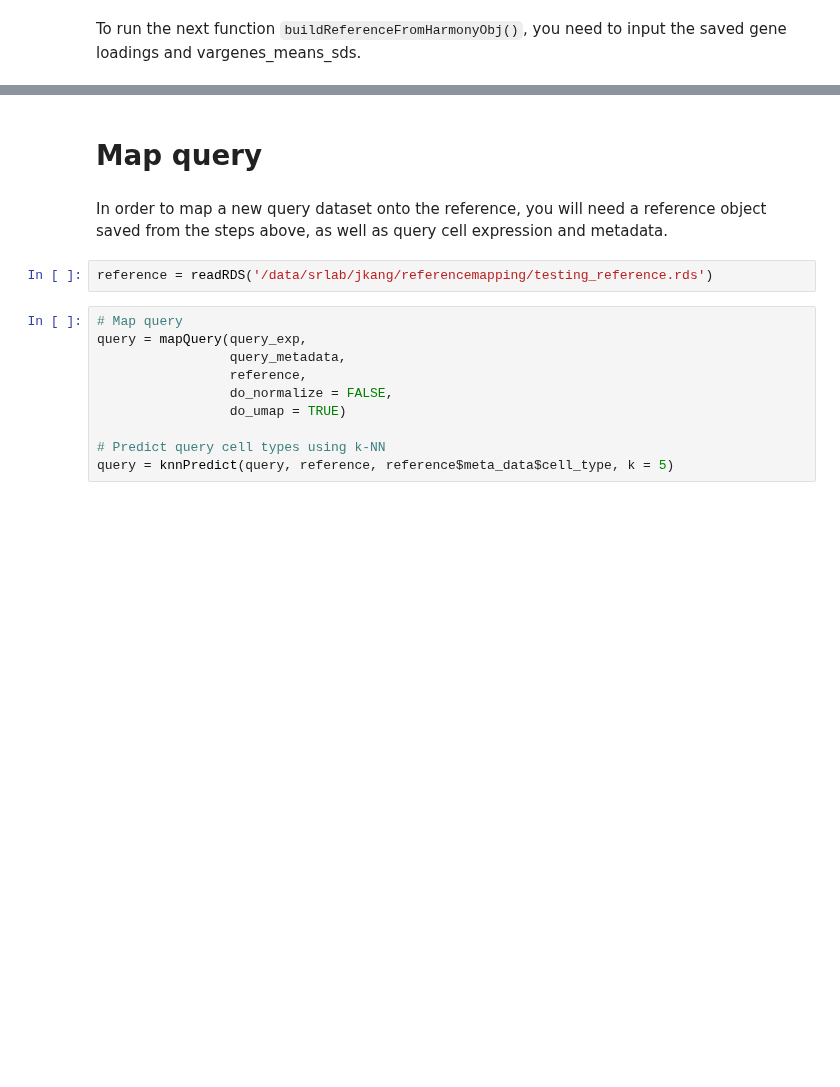
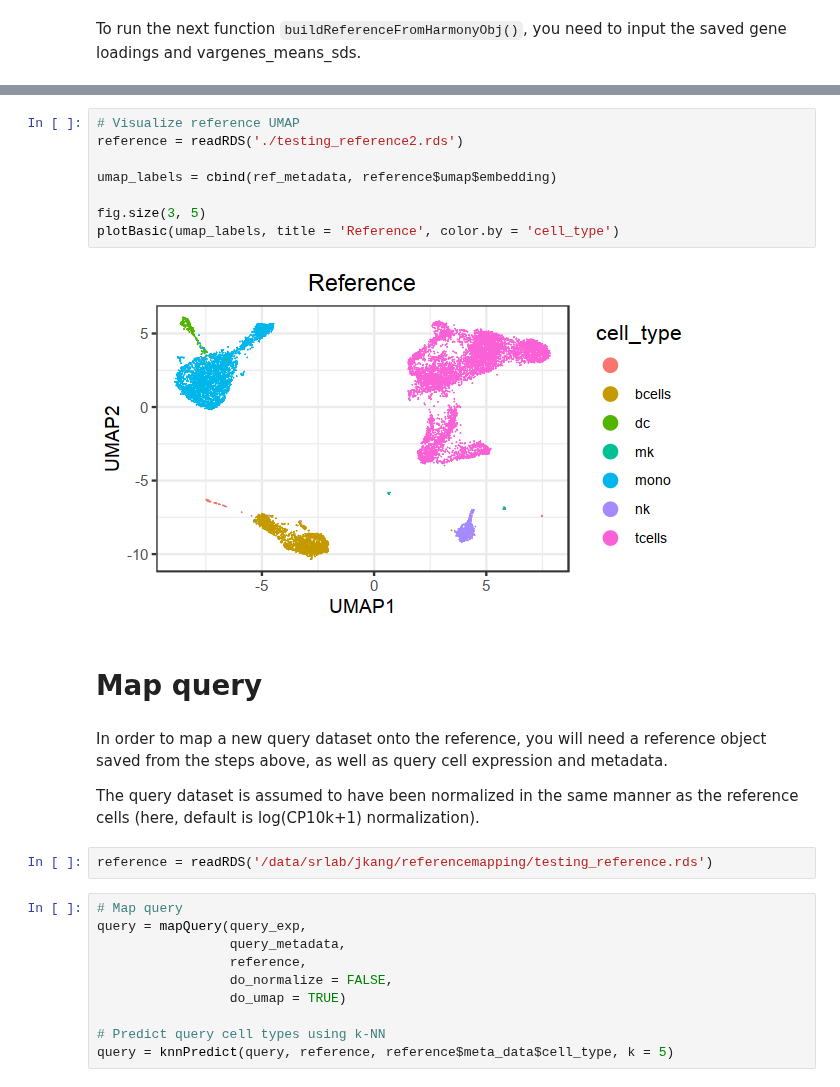
Before and after one commit to immunogenomics/symphony, a Jupyter notebook: vignettes/pbmcs_tutorial.ipynb, the cells around one changed output, grey strips where cells are left out. Drawn from its saved outputs; the diff is of its cells as text; blank space fills up the shorter version.

```diff
--- a/vignettes/pbmcs_tutorial.ipynb
+++ b/vignettes/pbmcs_tutorial.ipynb
@@ -231,7 +239,19 @@ p2
+# %%
+# Visualize reference UMAP
+reference = readRDS('./testing_reference2.rds')
+
+umap_labels = cbind(ref_metadata, reference$umap$embedding)
+
+fig.size(3, 5)
+plotBasic(umap_labels, title = 'Reference', color.by = 'cell_type')
+# %% [output]
+[figure, added]
 # %% [markdown]
 # Map query
 # %% [markdown]
 In order to map a new query dataset onto the reference, you will need a reference object saved from the steps above, as well as query cell expression and metadata.
+
+The query dataset is assumed to have been normalized in the same manner as the reference cells (here, default is log(CP10k+1) normalization).
 # %%
 reference = readRDS('/data/srlab/jkang/referencemapping/testing_reference.rds')
 # %%
```
Also changed, not shown: parts of 29 cells of this notebook.
